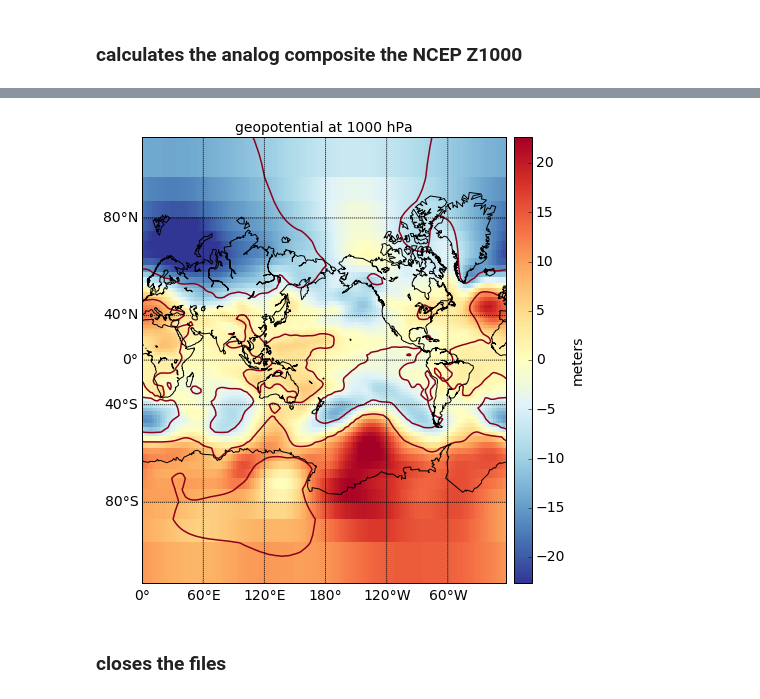
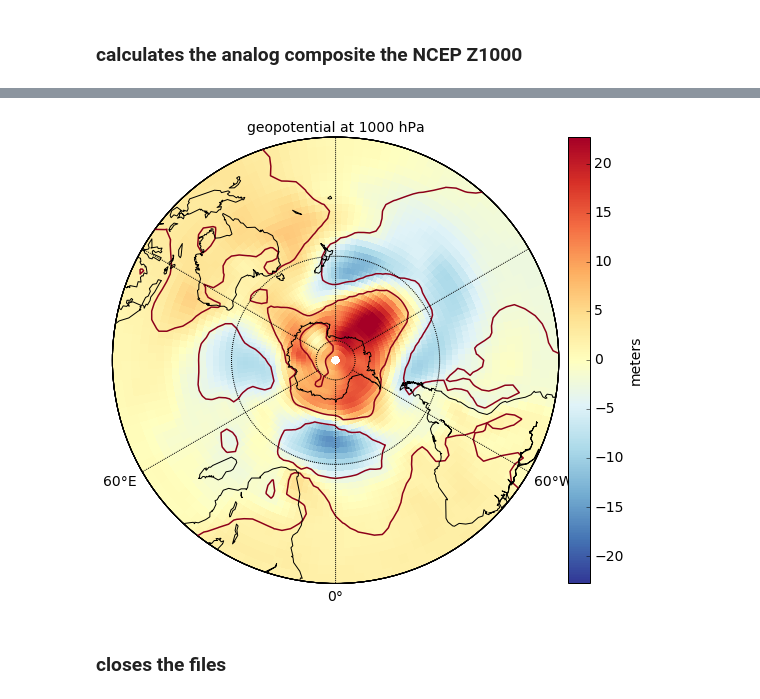
Before and after one commit to nicolasfauchereau/paleopy, a Jupyter notebook: notebooks/ensemble.ipynb, the cells around one changed output, grey strips where cells are left out. Cells and saved outputs as stored; diff of their text form; code cells hidden in the pictures.

```diff
--- a/notebooks/ensemble.ipynb
+++ b/notebooks/ensemble.ipynb
@@ -77,7 +54,7 @@ mm = scalar_plot(hgt, test=0.1, proj='merc', domain=[0., 360., -89.9, 89.9])
-# %%
-f = mm.plot()
-# %% [output]
-[figure, removed]
+# %%
+m = scalar_plot(hgt, test=0.1, proj='spstere', domain=[0., 360., -89.9, 89.9]).plot()
+# %% [output]
+[figure, added]
 # %% [markdown]
 ### closes the files
 # %%
```
Also changed, not shown: parts of 6 cells of this notebook, 6 other files.
